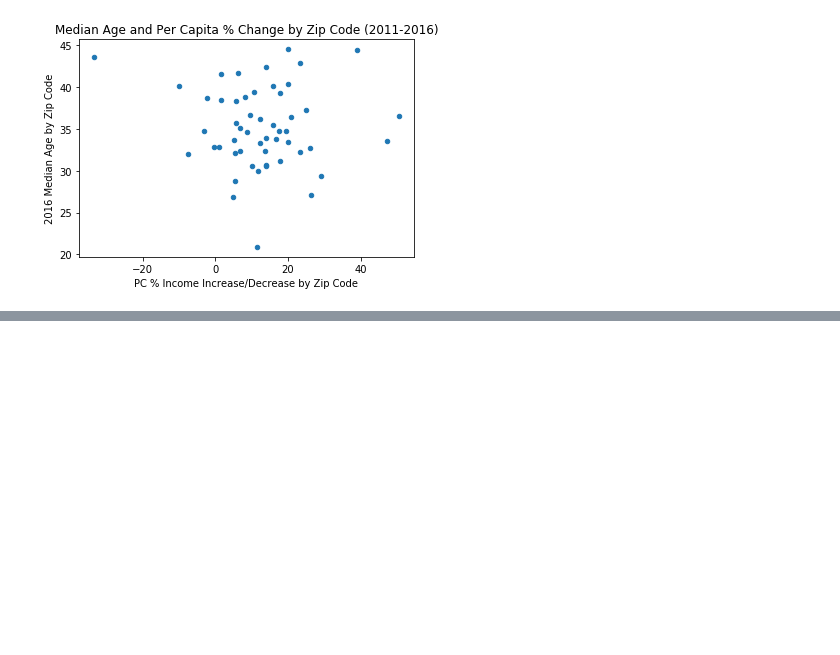
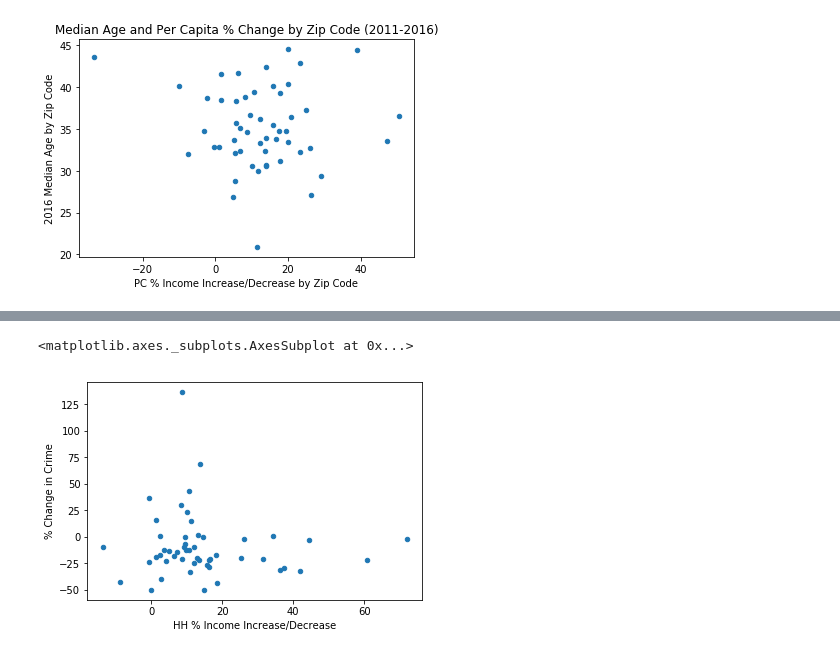
Before and after one commit to Kerrykova/Project1, a Jupyter notebook: Visualizations.ipynb, the cells around one changed output, grey strips where cells are left out. Drawn from its saved outputs; the diff is of its cells as text; code cells hidden in the pictures; blank space fills up the shorter version.

```diff
--- a/Visualizations.ipynb
+++ b/Visualizations.ipynb
@@ -182,0 +298,5 @@ crime
+# %%
+crime_census.plot(kind='scatter', x='HH % Income Increase/Decrease', y="% Change in Crime")
+# %% [output]
+<matplotlib.axes._subplots.AxesSubplot at 0x...>
+[figure, added]
```
Also changed, not shown: parts of 13 cells of this notebook, 4 other files.
